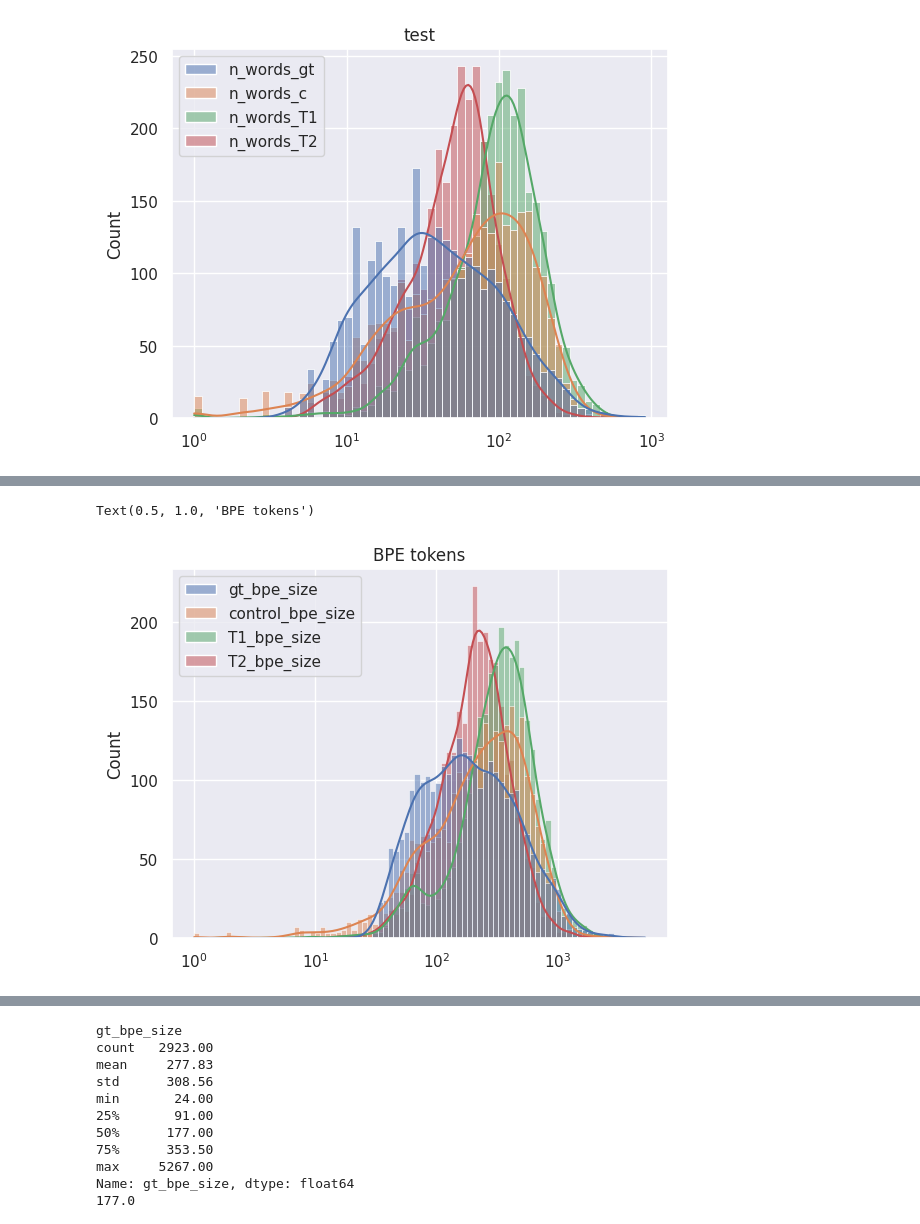
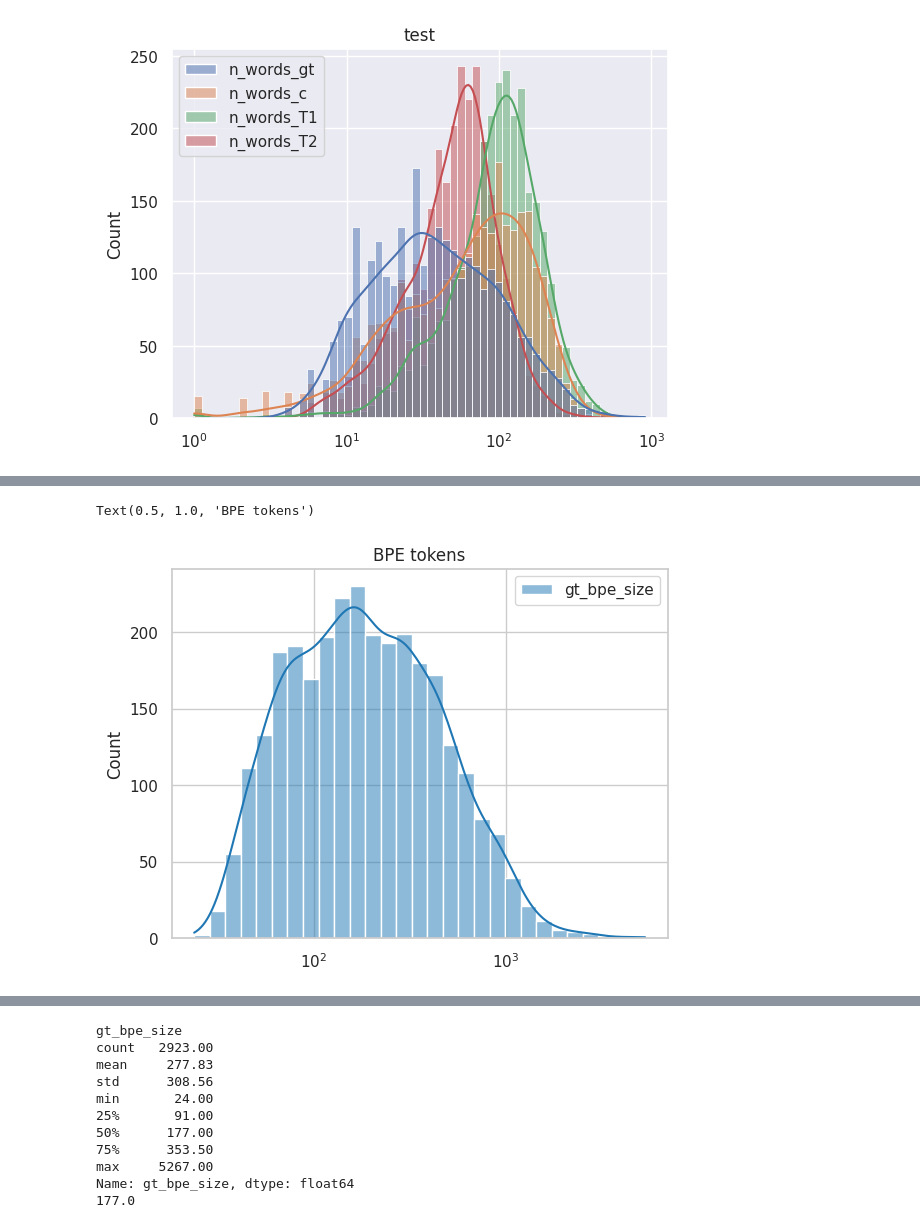
Before and after one commit to WM-SEMERU/galeras-benchmark, a Jupyter notebook: notebooks/exploratory_analysis_bpe_distribution.ipynb, the cells around one changed output, grey strips where cells are left out. Drawn from its saved outputs; the diff is of its cells as text; code cells hidden in the pictures.

```diff
--- a/notebooks/exploratory_analysis_bpe_distribution.ipynb
+++ b/notebooks/exploratory_analysis_bpe_distribution.ipynb
@@ -223,0 +239,4 @@ Text(0.5, 1.0, 'test')
+# %%
+sns.set_style("whitegrid")
+# %%
+sns.set_palette("tab10")
@@ -224,8 +255,8 @@ Text(0.5, 1.0, 'test')
 # %%
-sns.histplot(data=result[["gt_bpe_size","control_bpe_size","T1_bpe_size","T2_bpe_size"]], kde=True, log_scale=True).set_title("BPE tokens")
+sns.histplot(data=result[["gt_bpe_size"]], kde=True, log_scale=True).set_title("BPE tokens")
 # %% [output]
 Text(0.5, 1.0, 'BPE tokens')
-[figure, old version]
+[figure, new version]
 # %%
 sns.boxplot(data=result[["gt_bpe_size","control_bpe_size","T1_bpe_size","T2_bpe_size"]], showfliers=False).set_title("BPE Tokens")
 # %% [output]
```
Also changed, not shown: parts of 28 cells of this notebook, 3 other files.
